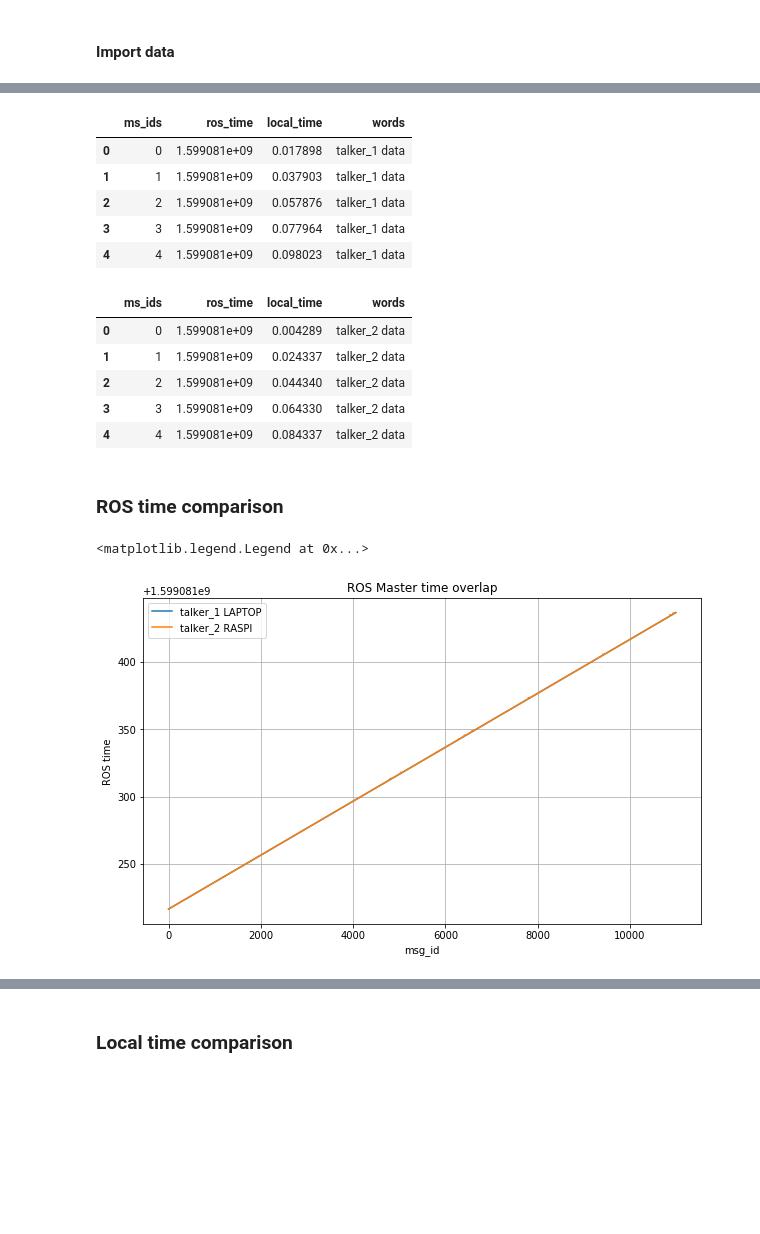
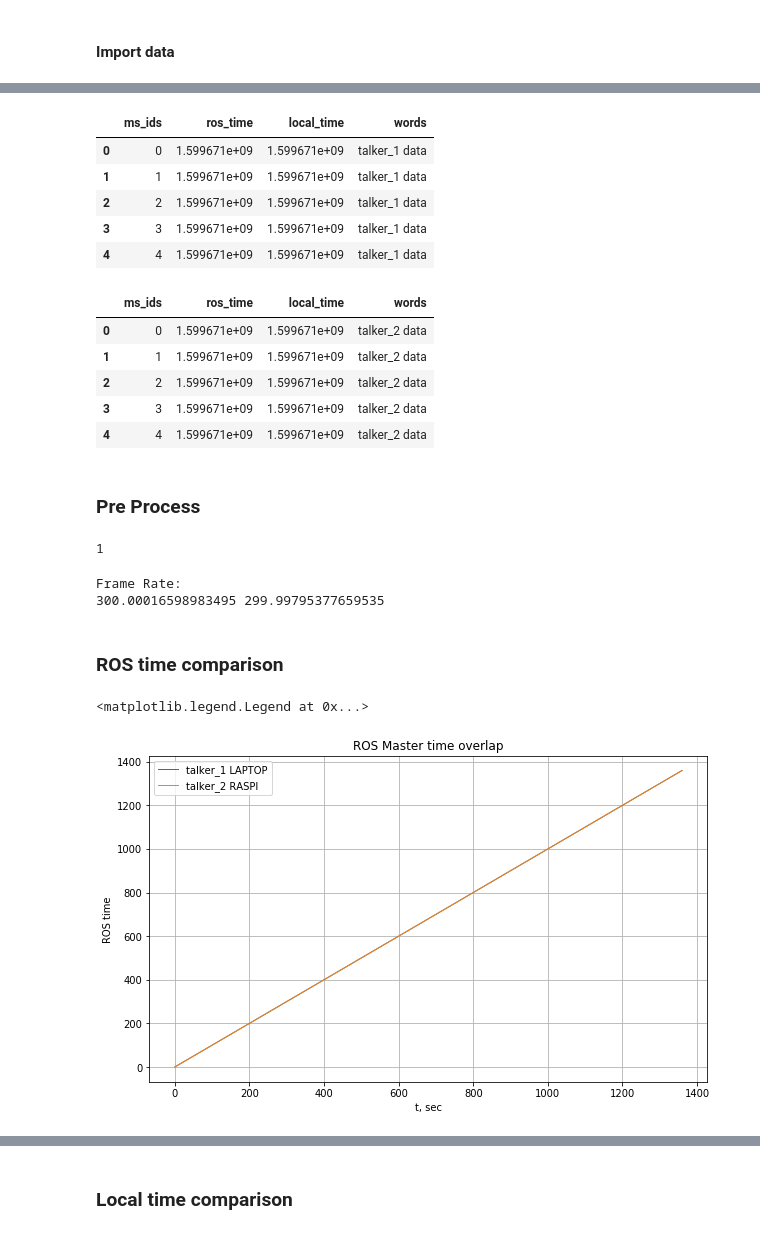
Before and after one commit to zhanibekrysbek/time_synchronization, a Jupyter notebook: notebooks/extract_time_stats.ipynb, the cells around one changed output, grey strips where cells are left out. Cells and saved outputs as stored; diff of their text form; code cells hidden in the pictures; blank space fills up the shorter version.

```diff
--- a/notebooks/extract_time_stats.ipynb
+++ b/notebooks/extract_time_stats.ipynb
@@ -7,6 +41,6 @@ import numpy as np
 # %%
-tlk1_path = '../data/talker_1_2_v0_talker_1.pkl'
-tlk2_path = '../data/talker_1_2_v0_talker_2.pkl'
+tlk1_path = '../data/test_talker_1_2_v10_300_talker_1.pkl'
+tlk2_path = '../data/test_talker_1_2_v10_300_talker_2.pkl'
 # %%
 df1 = pd.read_pickle(tlk1_path)
 df2 = pd.read_pickle(tlk2_path)
@@ -47,34 +51,69 @@ Name: local_time, Length: 10998, dtype: float64
 # %%
-df1.head()
+df1.head(5)
 # %% [output]
 |  | ms_ids | ros_time | local_time | words |
-| 0 | 0 | 1.599081e+09 | 0.017898 | talker_1 data |
-| 1 | 1 | 1.599081e+09 | 0.037903 | talker_1 data |
-| 2 | 2 | 1.599081e+09 | 0.057876 | talker_1 data |
-| 3 | 3 | 1.599081e+09 | 0.077964 | talker_1 data |
-| 4 | 4 | 1.599081e+09 | 0.098023 | talker_1 data |
+| 0 | 0 | 1.599671e+09 | 1.599671e+09 | talker_1 data |
+| 1 | 1 | 1.599671e+09 | 1.599671e+09 | talker_1 data |
+| 2 | 2 | 1.599671e+09 | 1.599671e+09 | talker_1 data |
+| 3 | 3 | 1.599671e+09 | 1.599671e+09 | talker_1 data |
+| 4 | 4 | 1.599671e+09 | 1.599671e+09 | talker_1 data |
 # %%
-df2.head()
+df2.head(5)
 # %% [output]
 |  | ms_ids | ros_time | local_time | words |
-| 0 | 0 | 1.599081e+09 | 0.004289 | talker_2 data |
-| 1 | 1 | 1.599081e+09 | 0.024337 | talker_2 data |
-| 2 | 2 | 1.599081e+09 | 0.044340 | talker_2 data |
-| 3 | 3 | 1.599081e+09 | 0.064330 | talker_2 data |
-| 4 | 4 | 1.599081e+09 | 0.084337 | talker_2 data |
+| 0 | 0 | 1.599671e+09 | 1.599671e+09 | talker_2 data |
+| 1 | 1 | 1.599671e+09 | 1.599671e+09 | talker_2 data |
+| 2 | 2 | 1.599671e+09 | 1.599671e+09 | talker_2 data |
+| 3 | 3 | 1.599671e+09 | 1.599671e+09 | talker_2 data |
+| 4 | 4 | 1.599671e+09 | 1.599671e+09 | talker_2 data |
+# %% [markdown]
+### Pre Process
+# %%
+# get fps
+fps1 = avrg_fps(df1.local_time)
+fps2 = avrg_fps(df2.local_time)
+# Rearrange index
+df1.index = np.arange(0, df1.shape[0])
+df2.index = np.arange(0, df2.shape[0])
+# Rearrange msg id in case they are shifted
+df1.ms_ids = df1.ms_ids - df1.ms_ids[0]
+df2.ms_ids = df2.ms_ids - df2.ms_ids[0]
+# get x-axis as a time
+df1['x'] = df1.ms_ids/np.round(fps1)
+df2['x'] = df2.ms_ids/np.round(fps2)
+# remove offset in time
+df1['ros_time_no_offset'] = df1.ros_time - np.array(df1.ros_time)[0]
+df2['ros_time_no_offset'] = df2.ros_time - np.array(df2.ros_time)[0]
+# remove offset in time
+df1['local_time_no_offset'] = df1.local_time - np.array(df1.local_time)[0]
+df2['local_time_no_offset'] = df2.local_time - np.array(df2.local_time)[0]
+# difference in the amount of data packets
+ndif = df1.shape[0] - df2.shape[0]
+if ndif<0:
+    df2 = df2[:ndif-1]
+    ndif = df1.shape[0] - df2.shape[0]
+ndif
+# %% [output]
+1
+# %%
+print('Frame Rate: ')
+print(fps1, fps2)
+# %% [output]
+Frame Rate:
+300.00016598983495 299.99795377659535
 # %% [markdown]
 ### ROS time comparison
 # %%
-
+# ROS time overlap plot
 plt.figure(figsize=(10,6))
-plt.plot(df1.ros_time)
-plt.plot(df2.ros_time)
+plt.plot(df1.ros_time_no_offset, df1.x, LineWidth=1.)
+plt.plot(df2.ros_time_no_offset, df2.x, LineWidth=1.)
 plt.grid()
 plt.title('ROS Master time overlap')
 
-plt.xlabel('msg_id')
+plt.xlabel('t, sec')
 plt.ylabel('ROS time')
 plt.legend(['talker_1 LAPTOP', 'talker_2 RASPI'])
 # %% [output]
 <matplotlib.legend.Legend at 0x...>
-[figure, old version]
+[figure, new version]
```
Also changed, not shown: parts of 23 cells of this notebook, 28 other files.
